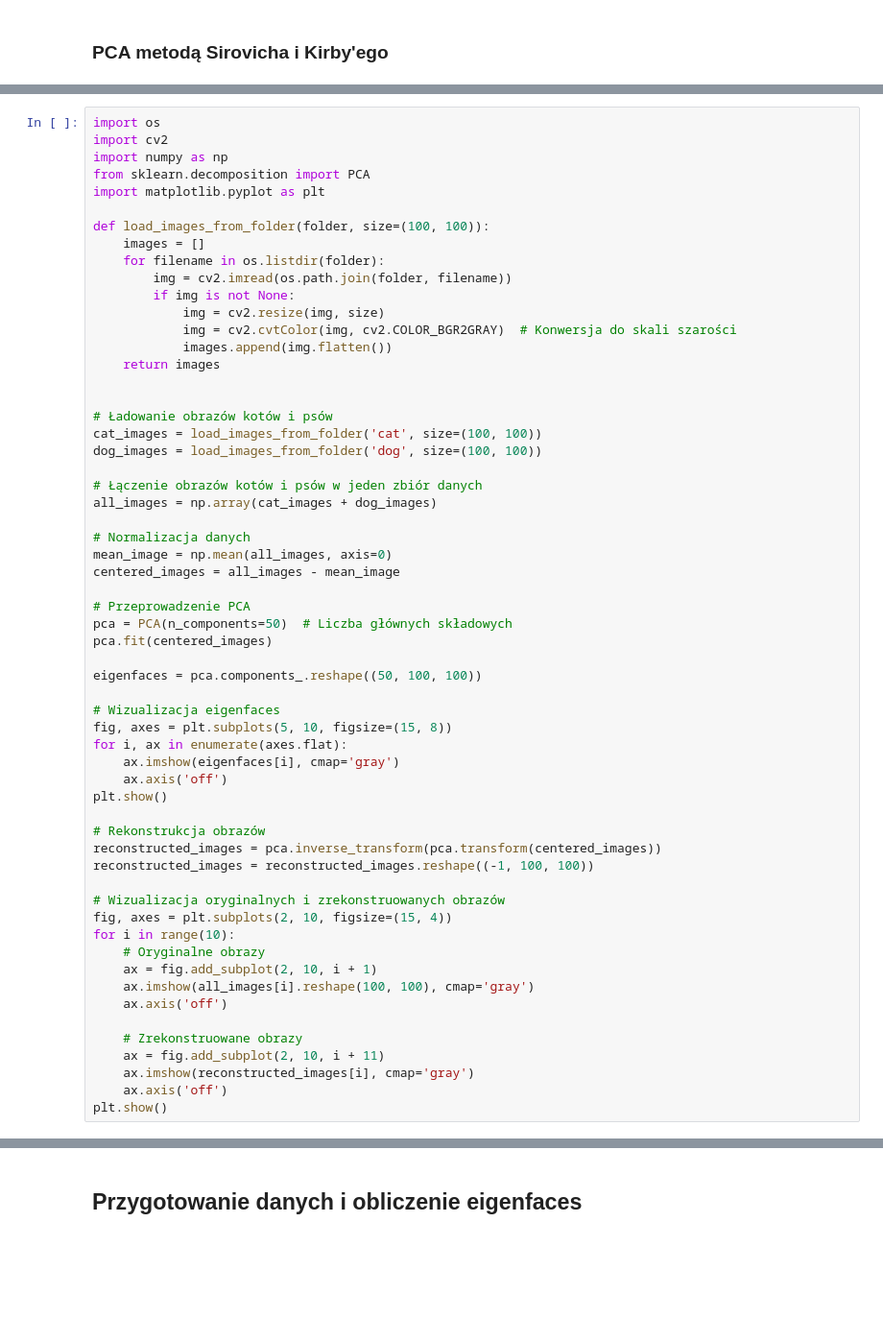
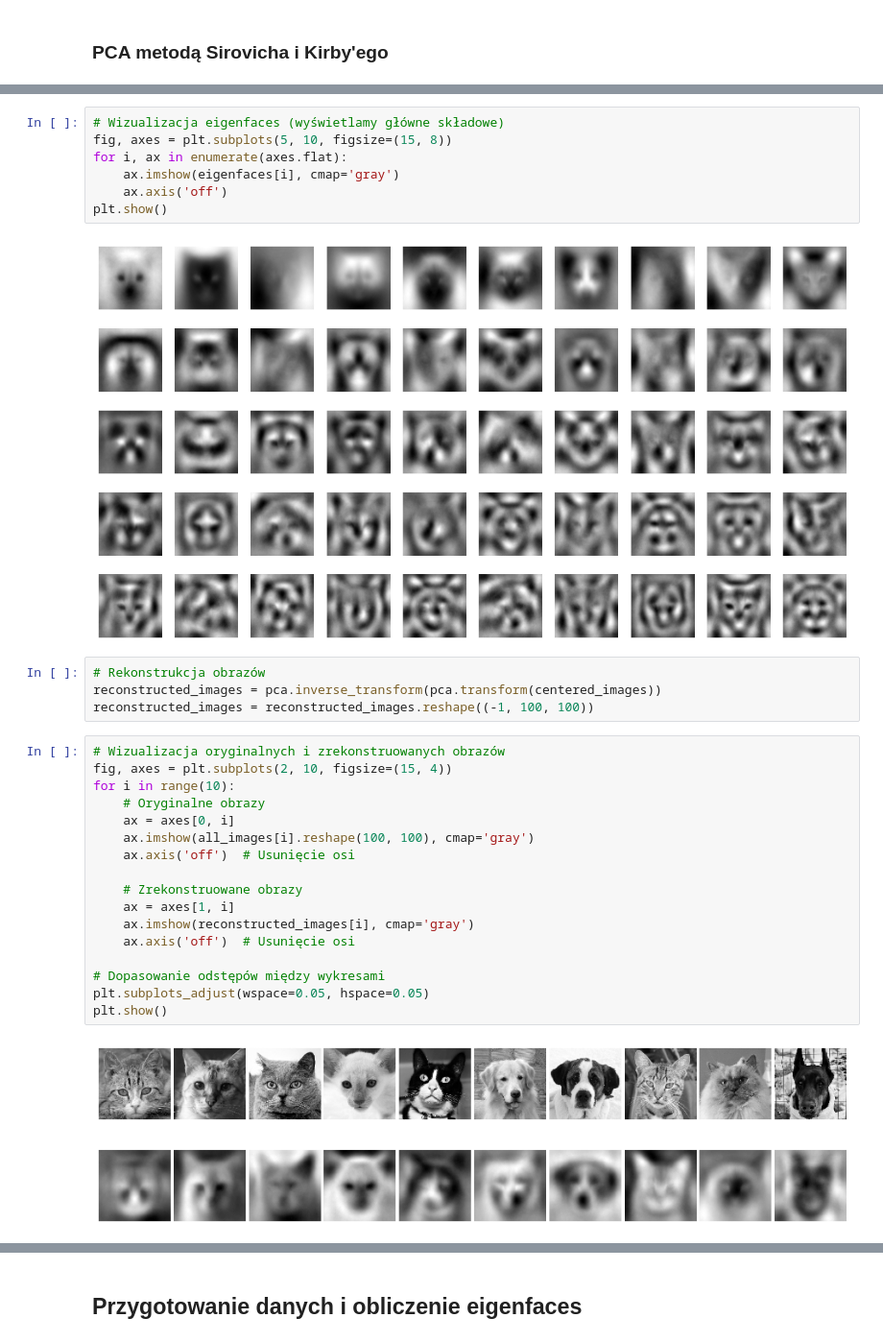
Before and after one commit to mlamczyk/CNN_Dogs-vs-Cats, a Jupyter notebook: project.ipynb, the cells around one changed output, grey strips where cells are left out. Shown at 96% size. Cells and saved outputs as stored; diff of their text form; blank space fills up the shorter version.

```diff
--- a/project.ipynb
+++ b/project.ipynb
@@ -59,59 +118,32 @@ from sklearn.metrics import accuracy_score, classification_report
+# %%
+# Wizualizacja eigenfaces (wyświetlamy główne składowe)
+fig, axes = plt.subplots(5, 10, figsize=(15, 8))
+for i, ax in enumerate(axes.flat):
+    ax.imshow(eigenfaces[i], cmap='gray')
+    ax.axis('off')
+plt.show()
+# %% [output]
+[figure, added]
+# %%
+# Rekonstrukcja obrazów
+reconstructed_images = pca.inverse_transform(pca.transform(centered_images))
+reconstructed_images = reconstructed_images.reshape((-1, 100, 100))
 # %%
-import os
-import cv2
-import numpy as np
-from sklearn.decomposition import PCA
-import matplotlib.pyplot as plt
-
-def load_images_from_folder(folder, size=(100, 100)):
-    images = []
-    for filename in os.listdir(folder):
-        img = cv2.imread(os.path.join(folder, filename))
-        if img is not None:
-            img = cv2.resize(img, size)
-            img = cv2.cvtColor(img, cv2.COLOR_BGR2GRAY)  # Konwersja do skali szarości
-            images.append(img.flatten())
-    return images
-
-
-# Ładowanie obrazów kotów i psów
-cat_images = load_images_from_folder('cat', size=(100, 100))
-dog_images = load_images_from_folder('dog', size=(100, 100))
-
-# Łączenie obrazów kotów i psów w jeden zbiór danych
-all_images = np.array(cat_images + dog_images)
-
-# Normalizacja danych
-mean_image = np.mean(all_images, axis=0)
-centered_images = all_images - mean_image
-
-# Przeprowadzenie PCA
-pca = PCA(n_components=50)  # Liczba głównych składowych
-pca.fit(centered_images)
-
-eigenfaces = pca.components_.reshape((50, 100, 100))
-
-# Wizualizacja eigenfaces
-fig, axes = plt.subplots(5, 10, figsize=(15, 8))
-for i, ax in enumerate(axes.flat):
-    ax.imshow(eigenfaces[i], cmap='gray')
-    ax.axis('off')
-plt.show()
-
-# Rekonstrukcja obrazów
-reconstructed_images = pca.inverse_transform(pca.transform(centered_images))
-reconstructed_images = reconstructed_images.reshape((-1, 100, 100))
-
 # Wizualizacja oryginalnych i zrekonstruowanych obrazów
 fig, axes = plt.subplots(2, 10, figsize=(15, 4))
 for i in range(10):
     # Oryginalne obrazy
-    ax = fig.add_subplot(2, 10, i + 1)
+    ax = axes[0, i]
     ax.imshow(all_images[i].reshape(100, 100), cmap='gray')
-    ax.axis('off')
+    ax.axis('off')  # Usunięcie osi
 
     # Zrekonstruowane obrazy
-    ax = fig.add_subplot(2, 10, i + 11)
+    ax = axes[1, i]
     ax.imshow(reconstructed_images[i], cmap='gray')
-    ax.axis('off')
+    ax.axis('off')  # Usunięcie osi
+
+# Dopasowanie odstępów między wykresami
+plt.subplots_adjust(wspace=0.05, hspace=0.05)
 plt.show()
+# %% [output]
+[figure, added]
```
Also changed, not shown: parts of 26 cells of this notebook.
